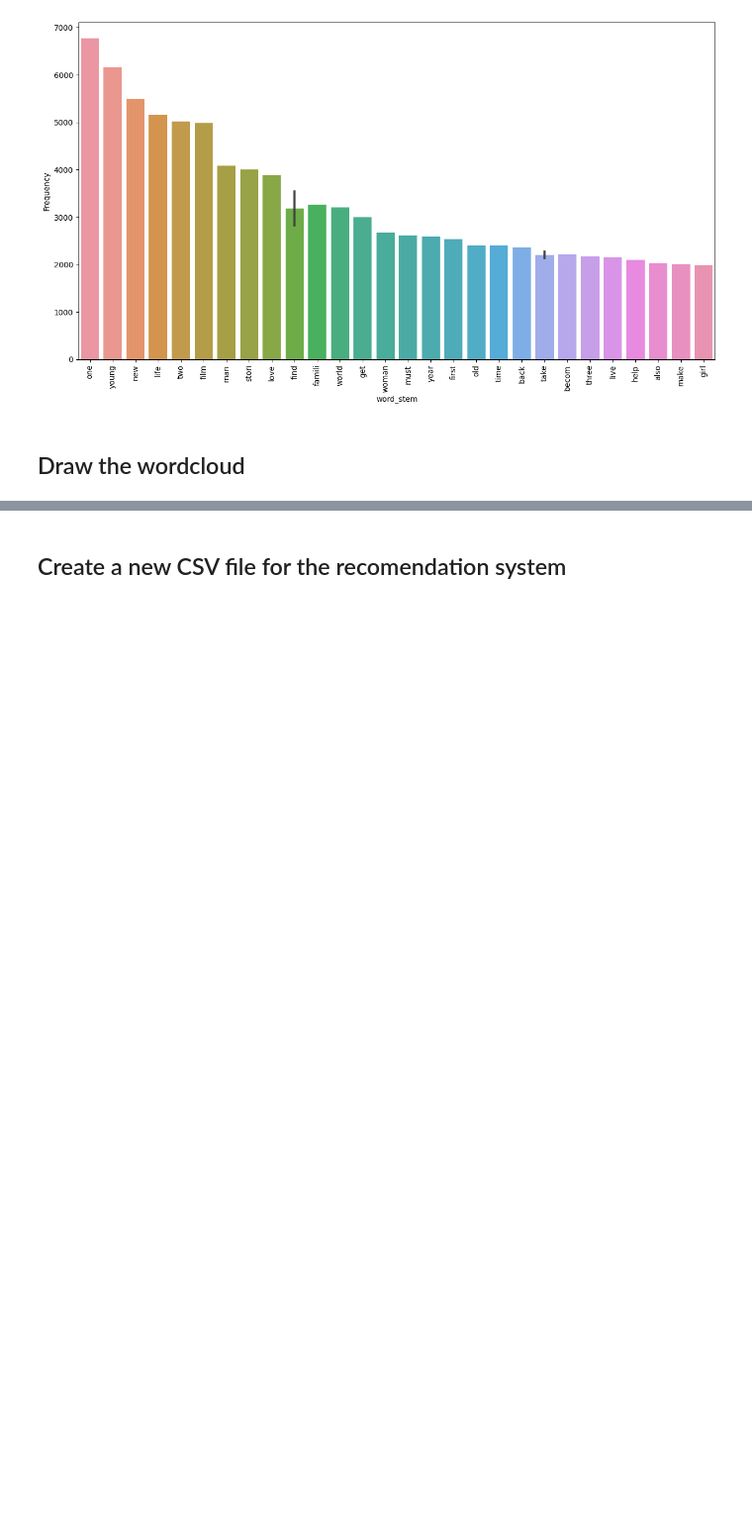
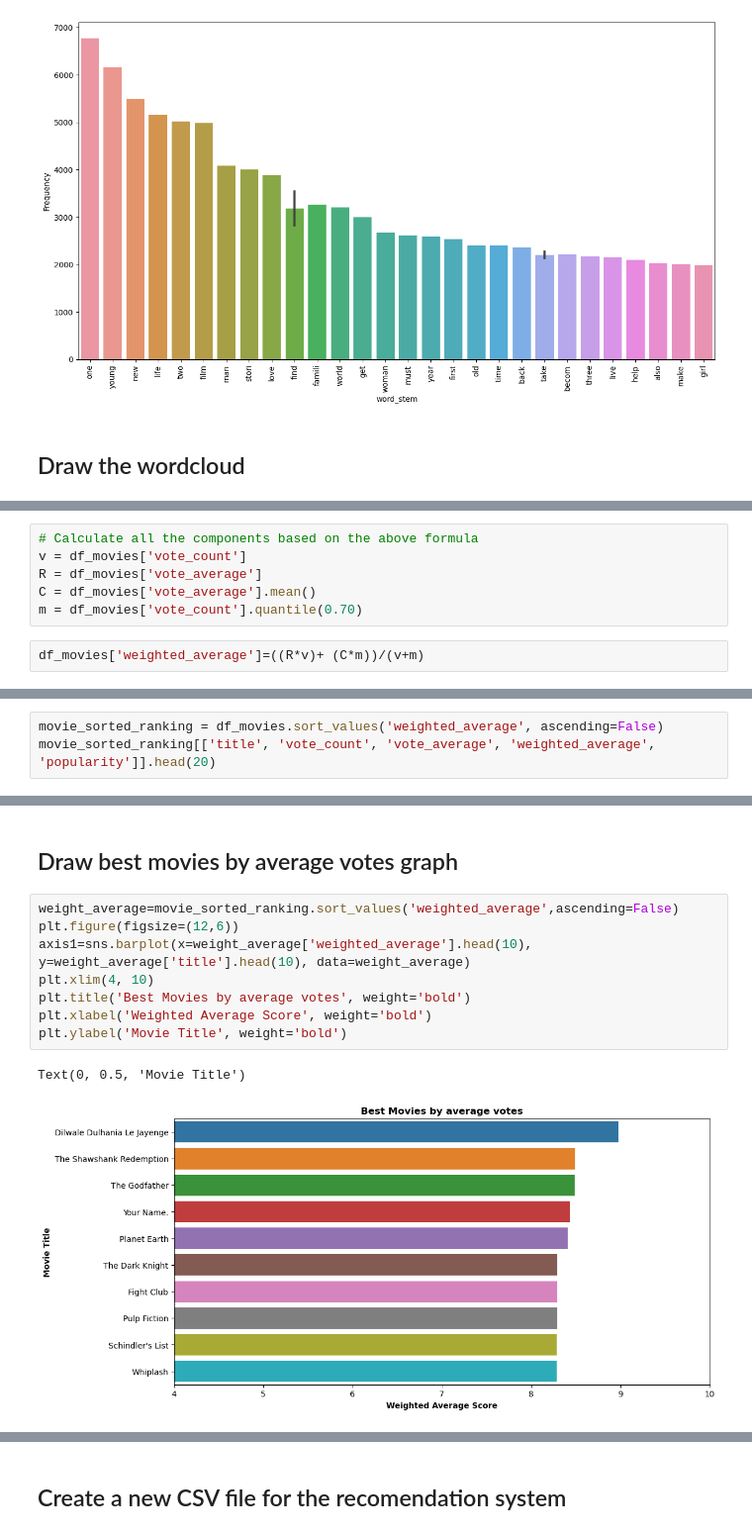
Before and after one commit to fedepacher/RecomendationML, a Jupyter notebook: eda.ipynb, the cells around one changed output, grey strips where cells are left out. Shown at 99% size. Drawn from its saved outputs; the diff is of its cells as text; blank space fills up the shorter version.

```diff
--- a/eda.ipynb
+++ b/eda.ipynb
@@ -421,0 +360,8 @@ df_title.sort_values(by=['vote_count', ], ascending=False).head(3)
+# %%
+# Calculate all the components based on the above formula
+v = df_movies['vote_count']
+R = df_movies['vote_average']
+C = df_movies['vote_average'].mean()
+m = df_movies['vote_count'].quantile(0.70)
+# %%
+df_movies['weighted_average']=((R*v)+ (C*m))/(v+m)
@@ -421,0 +377,3 @@ df_title.sort_values(by=['vote_count', ], ascending=False).head(3)
+# %%
+movie_sorted_ranking = df_movies.sort_values('weighted_average', ascending=False)
+movie_sorted_ranking[['title', 'vote_count', 'vote_average', 'weighted_average', 'popularity']].head(20)
@@ -421,0 +398,13 @@ df_title.sort_values(by=['vote_count', ], ascending=False).head(3)
+# %% [markdown]
+## Draw best movies by average votes graph
+# %%
+weight_average=movie_sorted_ranking.sort_values('weighted_average',ascending=False)
+plt.figure(figsize=(12,6))
+axis1=sns.barplot(x=weight_average['weighted_average'].head(10), y=weight_average['title'].head(10), data=weight_average)
+plt.xlim(4, 10)
+plt.title('Best Movies by average votes', weight='bold')
+plt.xlabel('Weighted Average Score', weight='bold')
+plt.ylabel('Movie Title', weight='bold')
+# %% [output]
+Text(0, 0.5, 'Movie Title')
+[figure, added]
```
Also changed, not shown: parts of 38 cells of this notebook, 1 other file.
